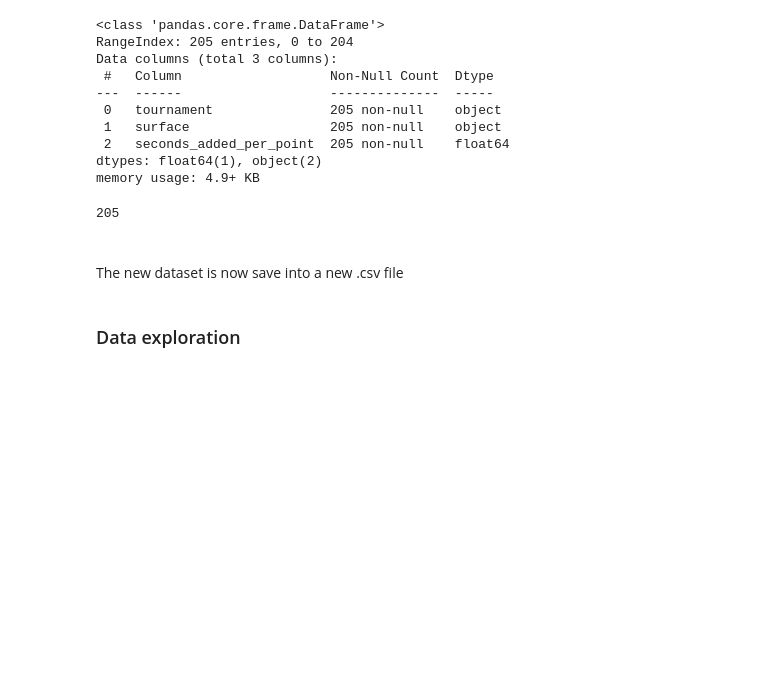
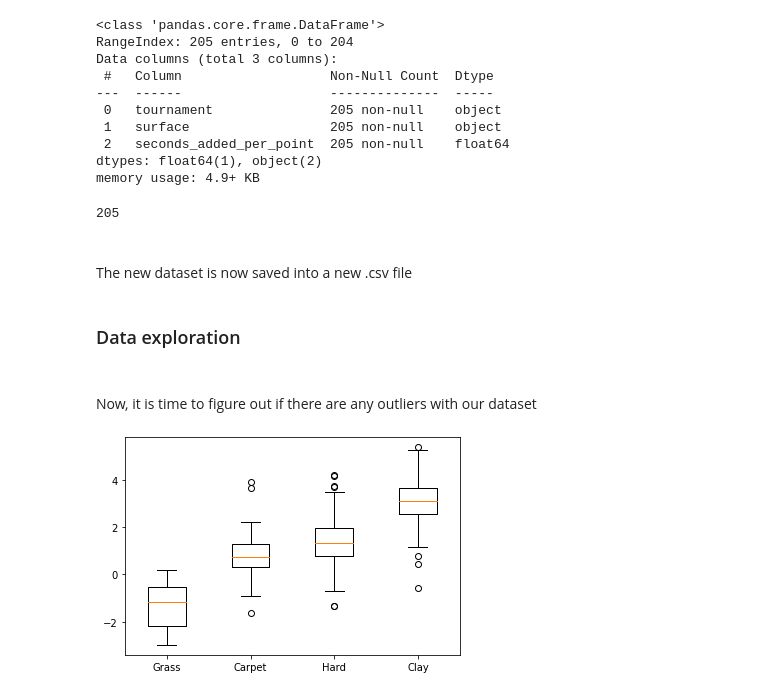
Before and after one commit to KhalidAgha20/coursework-1-KhalidAgha20, a Jupyter notebook: README.ipynb, the cells around one changed output. Saved outputs shown, nothing was run; the diff lists cells and outputs as text; code cells hidden in the pictures; blank space fills up the shorter version.

```diff
--- a/README.ipynb
+++ b/README.ipynb
@@ -276,7 +309,7 @@ len(df_eventstime['tournament'].unique())
 205
 # %% [markdown]
 <br>
-The new dataset is now save into a new .csv file
+The new dataset is now saved into a new .csv file
 # %%
 df_eventstime.to_csv('data/prep_events_time.csv')
 # %% [markdown]
@@ -283,0 +320,16 @@ df_eventstime.to_csv('data/prep_events_time.csv')
+# %% [markdown]
+<br>
+Now, it is time to figure out if there are any outliers with our dataset
+# %%
+surface = df_eventstime['surface'].unique()
+Grass = df_eventstime[df_eventstime['surface']=='Grass']['seconds_added_per_point']
+Carpet = df_eventstime[df_eventstime['surface']=='Carpet']['seconds_added_per_point']
+Hard = df_eventstime[df_eventstime['surface']=='Hard']['seconds_added_per_point']
+Clay = df_eventstime[df_eventstime['surface']=='Clay']['seconds_added_per_point']
+columns = [Grass, Carpet, Hard, Clay]
+fig, ax = plt.subplots()
+ax.boxplot(columns)
+plt.xticks([1, 2, 3, 4], ["Grass", "Carpet", "Hard", "Clay"])
+plt.show()
+# %% [output]
+[figure, added]
```
Also changed, not shown: parts of 11 cells of this notebook.
